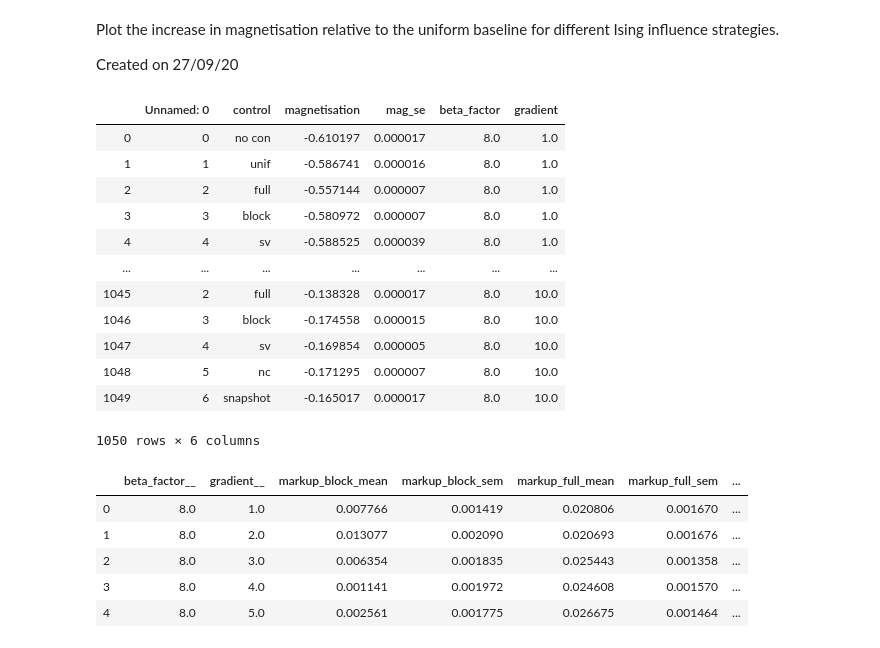
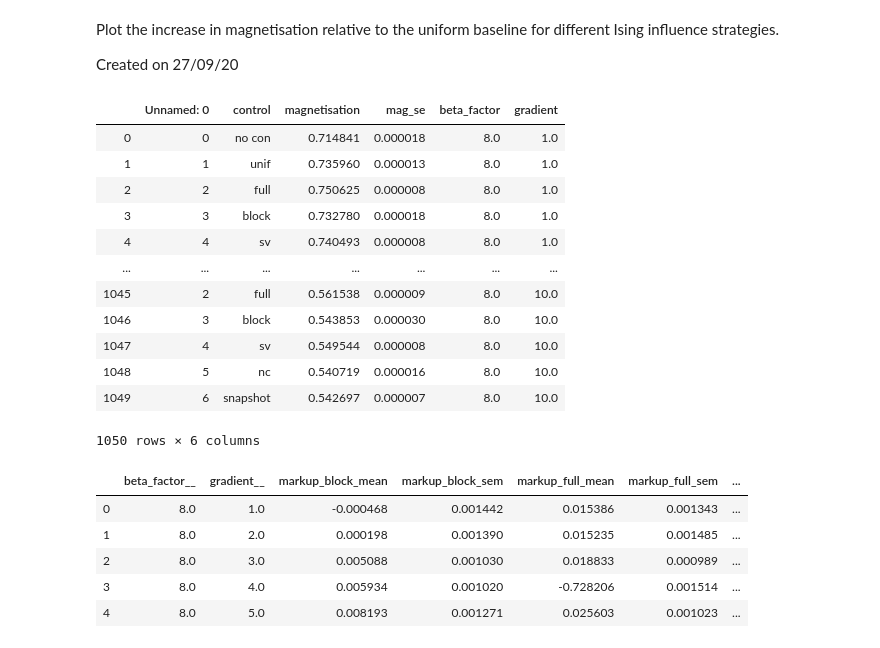
Before and after one commit to MGarrod1/unobserved_spin_influence, a Jupyter notebook: Figure_3_Pokec/fig3-B-plots.ipynb, the cells around one changed output. Drawn from its saved outputs; the diff is of its cells as text; code cells hidden in the pictures.

```diff
--- a/Figure_3_Pokec/fig3-B-plots.ipynb
+++ b/Figure_3_Pokec/fig3-B-plots.ipynb
@@ -12,21 +12,22 @@ import matplotlib
 import pylab
 import itertools
 # %%
-eval_data = pd.read_csv('Data/Pokec_control_eval_data_new.csv')
+#eval_data = pd.read_csv('Data/Pokec_control_eval_data_new.csv')
+eval_data = pd.read_csv('Data/Pokec_control_eval_data_positive.csv')
 eval_data
 # %% [output]
 |  | Unnamed: 0 | control | magnetisation | mag_se | beta_factor | gradient |
-| 0 | 0 | no con | -0.610197 | 0.000017 | 8.0 | 1.0 |
-| 1 | 1 | unif | -0.586741 | 0.000016 | 8.0 | 1.0 |
-| 2 | 2 | full | -0.557144 | 0.000007 | 8.0 | 1.0 |
-| 3 | 3 | block | -0.580972 | 0.000007 | 8.0 | 1.0 |
-| 4 | 4 | sv | -0.588525 | 0.000039 | 8.0 | 1.0 |
+| 0 | 0 | no con | 0.714841 | 0.000018 | 8.0 | 1.0 |
+| 1 | 1 | unif | 0.735960 | 0.000013 | 8.0 | 1.0 |
+| 2 | 2 | full | 0.750625 | 0.000008 | 8.0 | 1.0 |
+| 3 | 3 | block | 0.732780 | 0.000018 | 8.0 | 1.0 |
+| 4 | 4 | sv | 0.740493 | 0.000008 | 8.0 | 1.0 |
 | ... | ... | ... | ... | ... | ... | ... |
-| 1045 | 2 | full | -0.138328 | 0.000017 | 8.0 | 10.0 |
-| 1046 | 3 | block | -0.174558 | 0.000015 | 8.0 | 10.0 |
-| 1047 | 4 | sv | -0.169854 | 0.000005 | 8.0 | 10.0 |
-| 1048 | 5 | nc | -0.171295 | 0.000007 | 8.0 | 10.0 |
-| 1049 | 6 | snapshot | -0.165017 | 0.000017 | 8.0 | 10.0 |
+| 1045 | 2 | full | 0.561538 | 0.000009 | 8.0 | 10.0 |
+| 1046 | 3 | block | 0.543853 | 0.000030 | 8.0 | 10.0 |
+| 1047 | 4 | sv | 0.549544 | 0.000008 | 8.0 | 10.0 |
+| 1048 | 5 | nc | 0.540719 | 0.000016 | 8.0 | 10.0 |
+| 1049 | 6 | snapshot | 0.542697 | 0.000007 | 8.0 | 10.0 |
 1050 rows × 6 columns
 # %%
 control_names = ['block','full','nc','sv','snapshot']
@@ -45,11 +46,11 @@ grouped.columns=grouped.columns.map('_'.join)
 grouped.head()
 # %% [output]
 |  | beta_factor__ | gradient__ | markup_block_mean | markup_block_sem | markup_full_mean | markup_full_sem | ... |
-| 0 | 8.0 | 1.0 | 0.007766 | 0.001419 | 0.020806 | 0.001670 | ... |
-| 1 | 8.0 | 2.0 | 0.013077 | 0.002090 | 0.020693 | 0.001676 | ... |
-| 2 | 8.0 | 3.0 | 0.006354 | 0.001835 | 0.025443 | 0.001358 | ... |
-| 3 | 8.0 | 4.0 | 0.001141 | 0.001972 | 0.024608 | 0.001570 | ... |
-| 4 | 8.0 | 5.0 | 0.002561 | 0.001775 | 0.026675 | 0.001464 | ... |
+| 0 | 8.0 | 1.0 | -0.000468 | 0.001442 | 0.015386 | 0.001343 | ... |
+| 1 | 8.0 | 2.0 | 0.000198 | 0.001390 | 0.015235 | 0.001485 | ... |
+| 2 | 8.0 | 3.0 | 0.005088 | 0.001030 | 0.018833 | 0.000989 | ... |
+| 3 | 8.0 | 4.0 | 0.005934 | 0.001020 | -0.728206 | 0.001514 | ... |
+| 4 | 8.0 | 5.0 | 0.008193 | 0.001271 | 0.025603 | 0.001023 | ... |
 # %%
 gradient = list(grouped['gradient__'])
 
```
Also changed, not shown: parts of 3 cells of this notebook.
